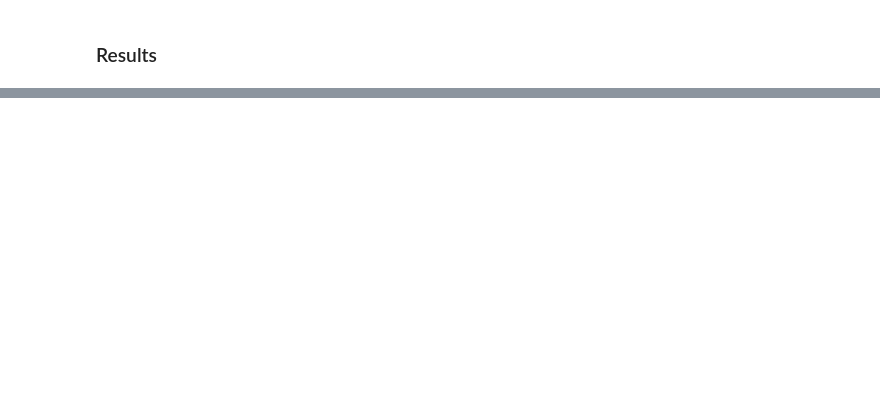
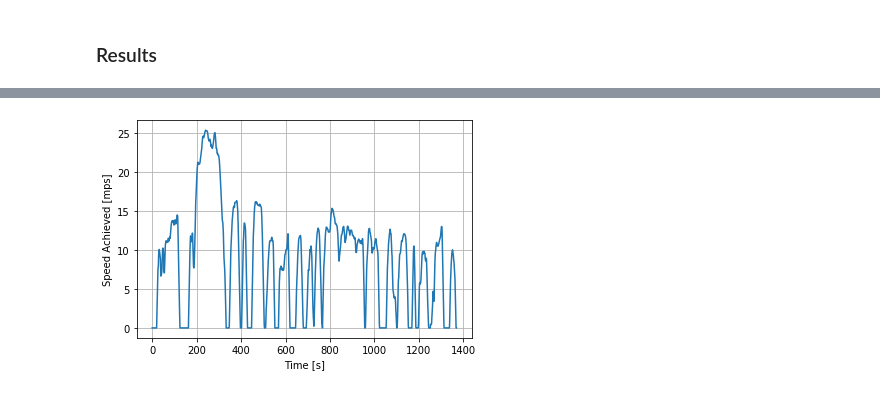
Before and after one commit to NREL/fastsim, a Jupyter notebook: docs/hot_demo.ipynb, the cells around one changed output, grey strips where cells are left out. Cells and saved outputs as stored; diff of their text form; code cells hidden in the pictures; blank space fills up the shorter version.

```diff
--- a/docs/hot_demo.ipynb
+++ b/docs/hot_demo.ipynb
@@ -128,0 +125,7 @@ plt.grid()
+# %%
+plt.plot(cyc.cycSecs, sim_drive.mpsAch)
+plt.xlabel('Time [s]')
+plt.ylabel('Speed Achieved [mps]')
+plt.grid()
+# %% [output]
+[figure, added]
```
Also changed, not shown: parts of 8 cells of this notebook, 1 other file.
